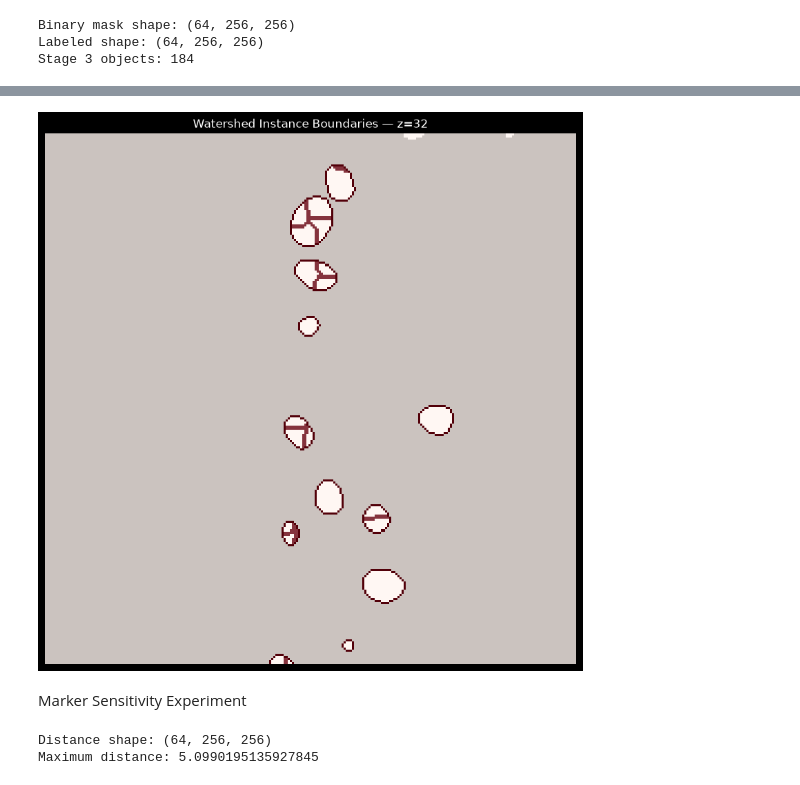
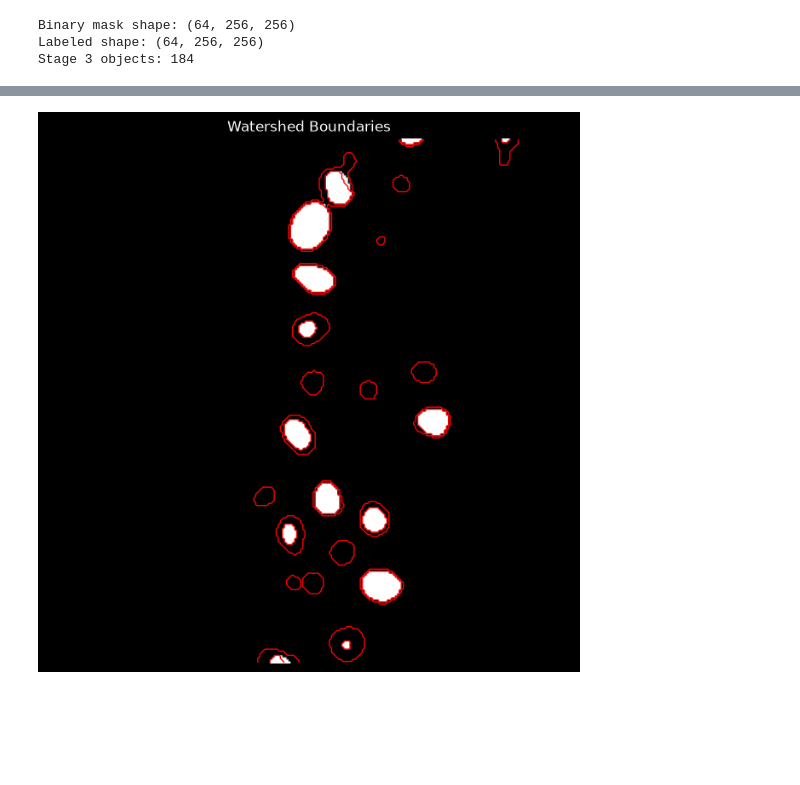
Before and after one commit to RJKRanathunga/stirnet-3d-cell-tracking, a Jupyter notebook: notebooks/04_instance_segmentation.ipynb, the cells around one changed output, grey strips where cells are left out. Saved outputs shown, nothing was run; the diff lists cells and outputs as text; code cells hidden in the pictures; blank space fills up the shorter version.

```diff
--- a/notebooks/04_instance_segmentation.ipynb
+++ b/notebooks/04_instance_segmentation.ipynb
@@ -254,0 +139,9 @@ Number of instances: 254
+# %%
+from skimage.morphology import h_maxima
+
+h = 0.5
+
+hmax = h_maxima(
+    distance_smooth,
+    h=h,
+)
@@ -254,0 +175,10 @@ Number of instances: 254
+# %%
+from skimage.segmentation import watershed
+
+instance_labels = watershed(
+    -distance_smooth,      # Flood from highest distance values
+    markers=markers,       # Our labeled markers
+    mask=binary_mask,      # Stay inside foreground
+)
+
+print("Number of instances:", instance_labels.max())
@@ -327,34 +205,15 @@ plt.show()
 # %%
 from skimage.segmentation import find_boundaries
 
-z = 32
+z = instance_labels.shape[0] // 2
 
-boundaries = find_boundaries(
-    instance_labels[z],
-    mode="outer"
-)
+boundaries = find_boundaries(instance_labels, mode="outer")
 
-plt.figure(figsize=(10, 10))
-
-plt.imshow(
-    binary_mask[z],
-    cmap="gray"
-)
-
-plt.imshow(
-    boundaries,
-    cmap="Reds",
-    alpha=0.8
-)
-
-plt.title(
-    f"Watershed Instance Boundaries — z={z}"
-)
-
+plt.figure(figsize=(8, 8))
+plt.imshow(binary_mask[z], cmap="gray")
+plt.contour(boundaries[z], colors="red", linewidths=1)
+plt.title("Watershed Boundaries")
 plt.axis("off")
-
 plt.show()
 # %% [output]
-[figure, old version]
+[figure, new version]
-# %% [markdown]
-Marker Sensitivity Experiment
@@ -368,10 +219,0 @@ from skimage.segmentation import watershed
-# %%
-distance = ndimage.distance_transform_edt(
-    binary_mask
-)
-
-print("Distance shape:", distance.shape)
-print("Maximum distance:", distance.max())
-# %% [output]
-Distance shape: (64, 256, 256)
-Maximum distance: 5.0990195135927845
```
Also changed, not shown: parts of 36 cells of this notebook, 3 other files.
